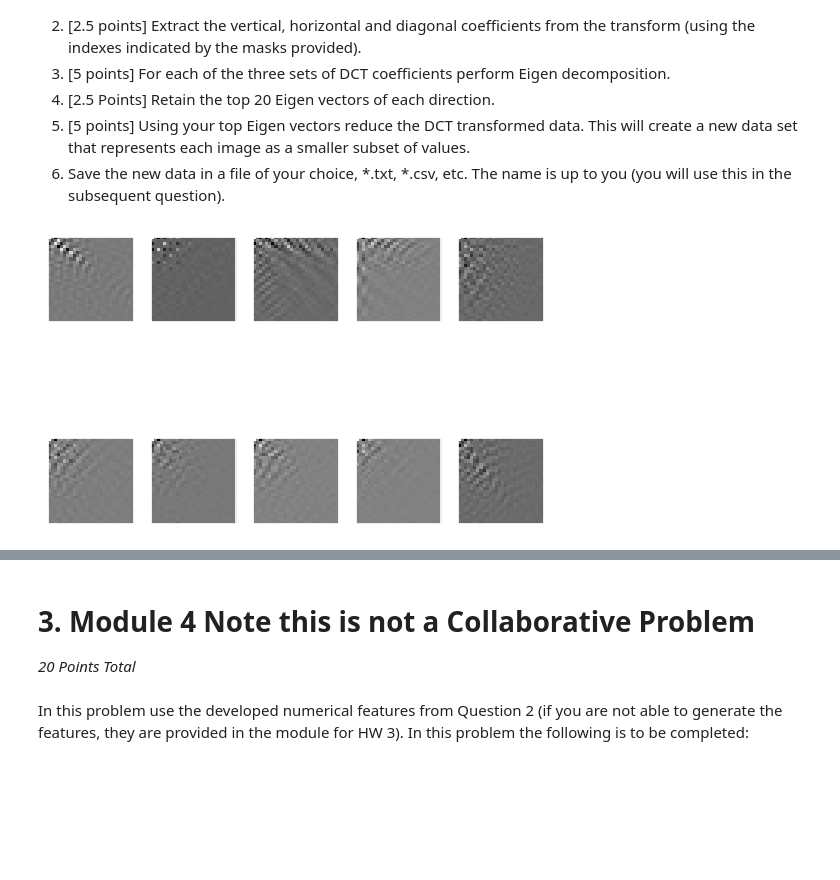
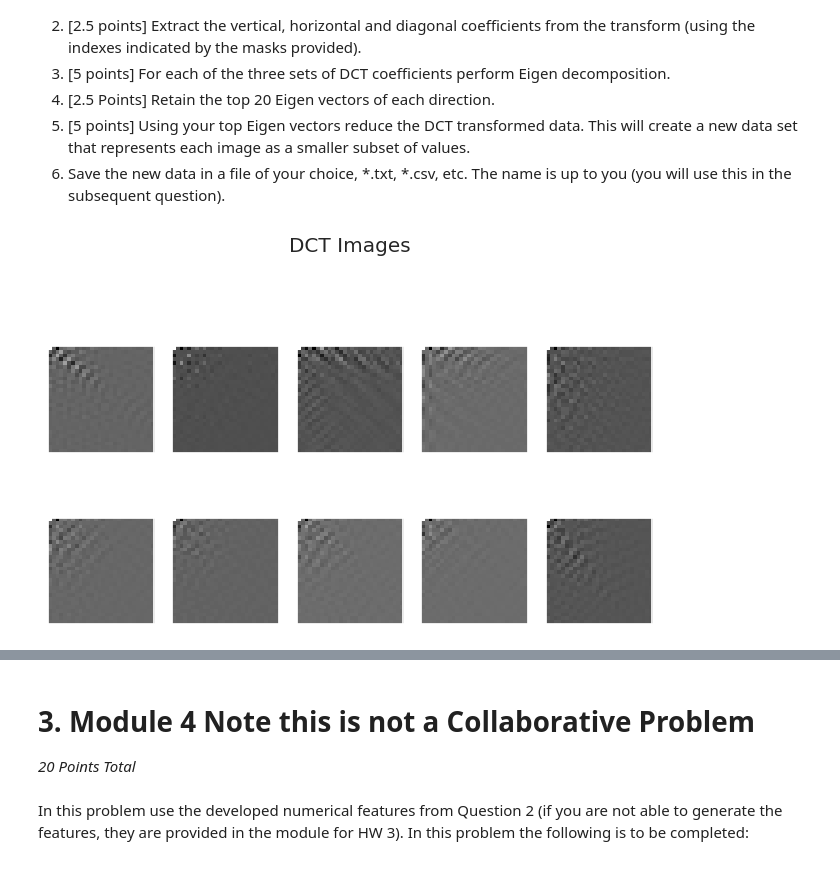
Before and after one commit to Quinnan-Gill/HW3, a Jupyter notebook: HW3.ipynb, the cells around one changed output, grey strips where cells are left out. Saved outputs shown, nothing was run; the diff lists cells and outputs as text; code cells hidden in the pictures; blank space fills up the shorter version.

```diff
--- a/HW3.ipynb
+++ b/HW3.ipynb
@@ -74,10 +76,10 @@ data = np.reshape(data, (numObs, H, W))
 # %%
 ## Type code here for part 2 ##
 
-wanted_images = [0, 1, 3, 6, 7, 8, 10, 11, 16, 21]
+wanted_image_idxs = [0, 1, 3, 6, 7, 8, 10, 11, 16, 21]
 
 
-def plot_images(imgs, func=lambda x: x):
+def plot_images(imgs, title=None):
     img_length = len(imgs)
 
     mod = img_length // 2
@@ -85,10 +87,16 @@ def plot_images(imgs, func=lambda x: x):
     fig, axes = plt.subplots(2, mod)
 
     for i, img in enumerate(imgs):
-        new_img = func(img)
-        axes[i // mod, i % mod].imshow(func(img), cmap='gray')
+        axes[i // mod, i % mod].imshow(img, cmap='gray')
         axes[i // mod, i % mod].get_xaxis().set_visible(False)
         axes[i // mod, i % mod].get_yaxis().set_visible(False)
+        axes[i // mod, i % mod].autoscale(False)
 
-plot_images(data[wanted_images])
+    if title:
+        fig.suptitle(title)
+
+    plt.tight_layout()
+
+wanted_images = data[wanted_image_idxs]
+plot_images(wanted_images, "Images 0-9")
 # %% [output]
@@ -108,36 +116,43 @@ a new data set that represents each image as a smaller subset of values.
 # %%
 ## Type code here for part 1 ##
 
-def transform_func(img, k1, k2, i1, i2, n1, n2):
-    freq1 = (np.pi*(2*i1)*k1)/(2*n1)
-    cos1 = np.cos(freq1)
+def transform_func(img, k1, k2, i1, i2, N1, N2):
+    cos1 = np.cos((np.pi*(2*i1+1)*k1)/(2*N1))
 
-    freq2 = (np.pi*(2*i2)*k2)/(2*n2)
-    cos2 = np.cos(freq2)
+    cos2 = np.cos((np.pi*(2*i2+1)*k2)/(2*N2))
 
     return img[i1,i2]*cos1*cos2
 
 def get_b(k, N):
     if k == 0:
         return 1/np.sqrt(N)
     else:
         return np.sqrt(2/N)
 
 def dct(img):
-    n1, n2 = img.shape
-    b_dct = np.zeros((n1, n2))
-    for k1 in range(n1):
-        for k2 in range(n2):
+    N1, N2 = img.shape
+    b_dct = np.zeros((N1, N2))
+    for k1 in range(N1):
+        for k2 in range(N2):
             temp = 0
-            for i1 in range(n1):
-                for i2 in range(n2):
-                    temp += transform_func(img,k1,k2,i1,i2,n1,n2)
-            b1 = get_b(k1,n1)
-            b2 = get_b(k2,n2)
+            for i1 in range(N1):
+                for i2 in range(N2):
+                    temp += transform_func(img,k1,k2,i1,i2,N1,N2)
+            b1 = n1 #get_b(k1,n1)
+            b2 = n2 #get_b(k2,n2)
             b_dct[k1,k2] = b1*b2*temp
 
     return b_dct
 
-plot_images(data[wanted_images], func=dct)
+def apply_images(imgs, func=lambda x: x):
+    result_imgs = np.zeros(imgs.shape)
+    for i in range(len(imgs)):
+        result_imgs[i] = func(imgs[i])
+
+    return result_imgs
+
+dct_images = apply_images(wanted_images, func=dct)
+
+plot_images(dct_images, "DCT Images")
 # %% [output]
-[figure, old version]
+[figure, new version]
```
Also changed, not shown: parts of 8 cells of this notebook, 3 other files.
